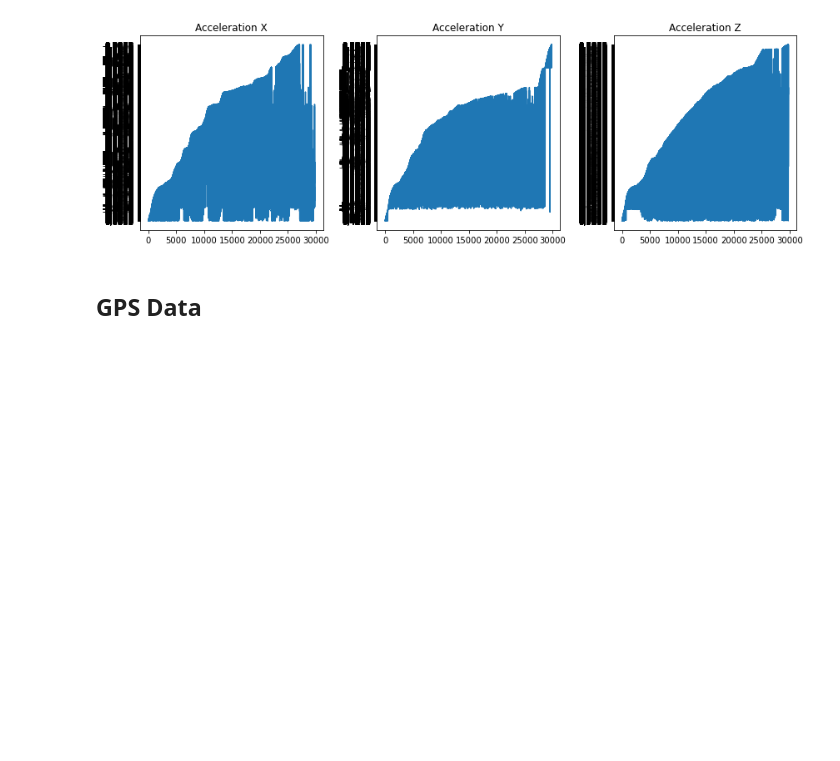
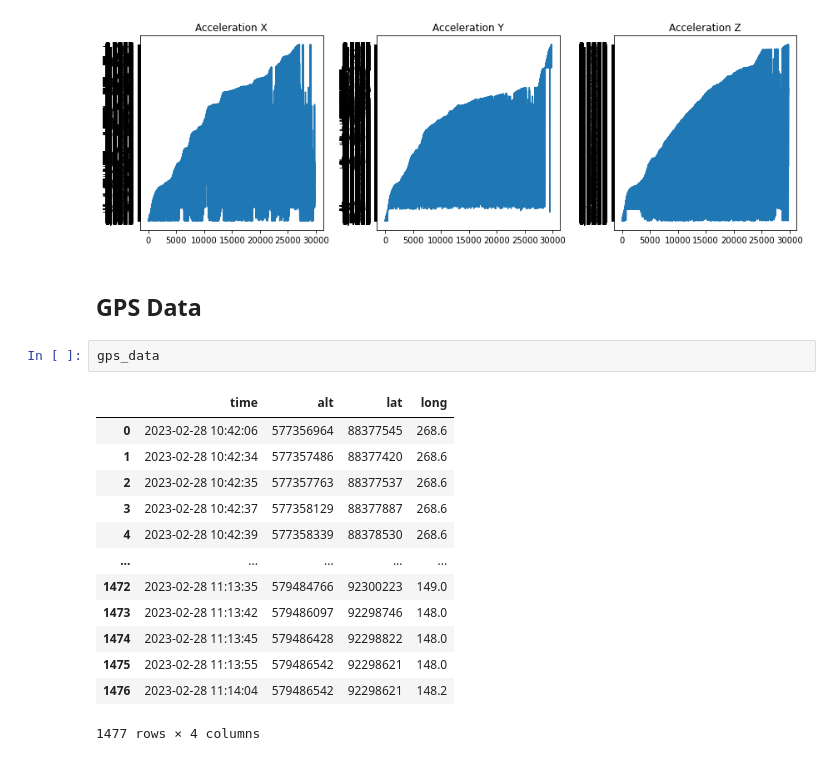
Before and after one commit to FABallemand/ProjetIngenieur, a Jupyter notebook: helbert/data/2023_03_02/data_analysis.ipynb, the cells around one changed output. Drawn from its saved outputs; the diff is of its cells as text; blank space fills up the shorter version.

```diff
--- a/helbert/data/2023_03_02/data_analysis.ipynb
+++ b/helbert/data/2023_03_02/data_analysis.ipynb
@@ -76,4 +104,20 @@ Text(0.5, 1.0, 'Acceleration Z')
 [figure]
 # %% [markdown]
 ## GPS Data
+# %%
+gps_data
+# %% [output]
+|  | time | alt | lat | long |
+| 0 | 2023-02-28 10:42:06 | 577356964 | 88377545 | 268.6 |
+| 1 | 2023-02-28 10:42:34 | 577357486 | 88377420 | 268.6 |
+| 2 | 2023-02-28 10:42:35 | 577357763 | 88377537 | 268.6 |
+| 3 | 2023-02-28 10:42:37 | 577358129 | 88377887 | 268.6 |
+| 4 | 2023-02-28 10:42:39 | 577358339 | 88378530 | 268.6 |
+| ... | ... | ... | ... | ... |
+| 1472 | 2023-02-28 11:13:35 | 579484766 | 92300223 | 149.0 |
+| 1473 | 2023-02-28 11:13:42 | 579486097 | 92298746 | 148.0 |
+| 1474 | 2023-02-28 11:13:45 | 579486428 | 92298822 | 148.0 |
+| 1475 | 2023-02-28 11:13:55 | 579486542 | 92298621 | 148.0 |
+| 1476 | 2023-02-28 11:14:04 | 579486542 | 92298621 | 148.2 |
+1477 rows × 4 columns
 # %%
```
Also changed, not shown: parts of 6 cells of this notebook, 3 other files.
